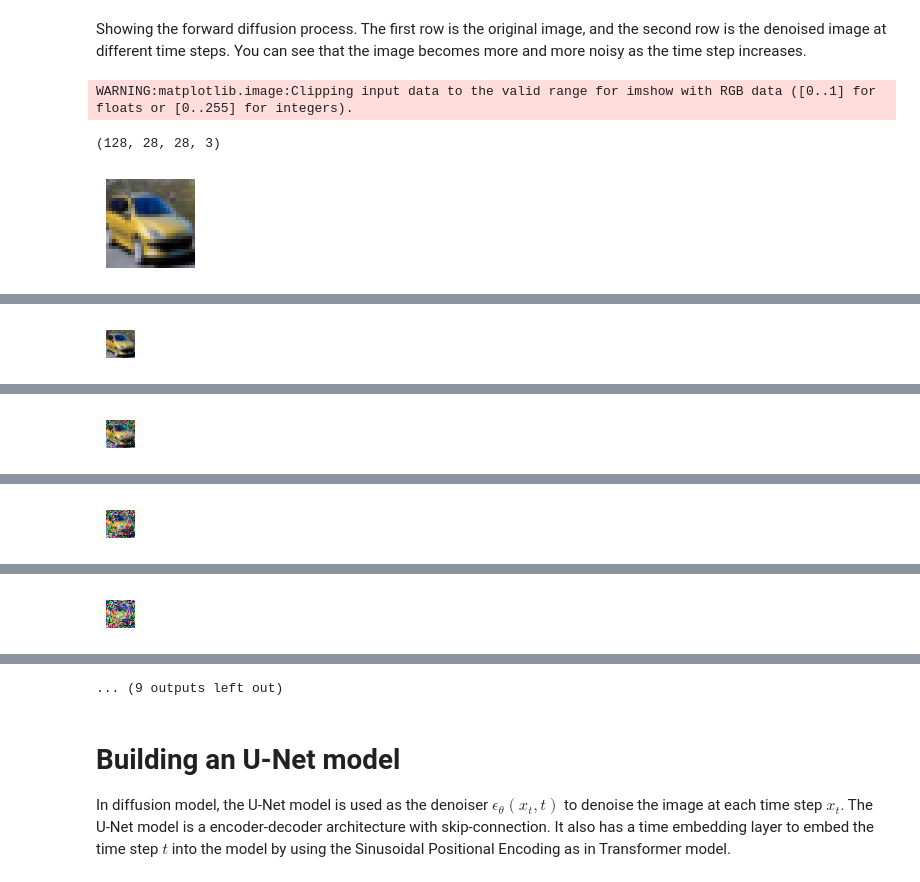
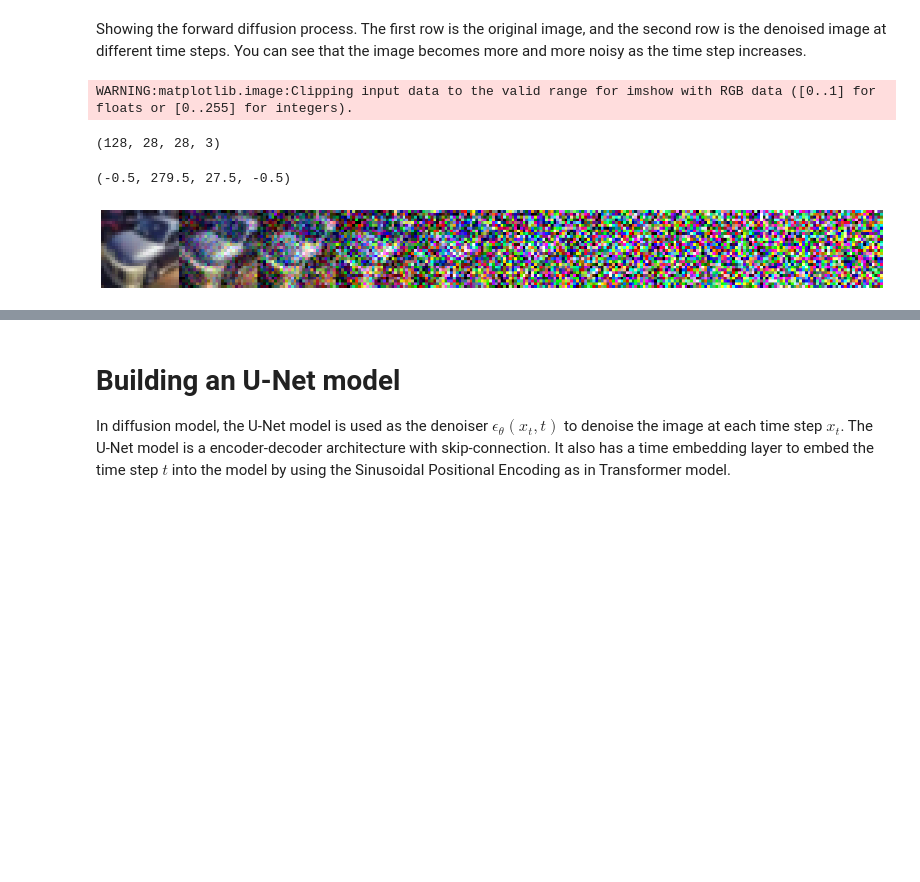
Before and after one commit to tuananhbui89/diffusion_tf2, a Jupyter notebook: diffusion_models_tf2.ipynb, the cells around one changed output, grey strips where cells are left out. Saved outputs shown, nothing was run; the diff lists cells and outputs as text; code cells hidden in the pictures; blank space fills up the shorter version.

```diff
--- a/diffusion_models_tf2.ipynb
+++ b/diffusion_models_tf2.ipynb
@@ -128,16 +124,14 @@ sqrt_alphas_cumprod = tf.sqrt(alphas_cumprod)
 sqrt_one_minus_alphas_cumprod = tf.sqrt(1. - alphas_cumprod)
 posterior_variance = betas * (1. - alphas_cumprod_prev) / (1. - alphas_cumprod)
 # %%
-def show_tensor_image(image):
+def convert_tensor_image(image):
     # Reverse transformation
     image = (image + 1.0) / 2.0  # Scale to [0, 1]
 
     if image.shape.ndims == 4:
         image = image[0]  # Take the first image in the batch
 
-    plt.imshow(image.numpy())
-    plt.axis('off')
-    plt.show()
+    return image.numpy()
 # %% [markdown]
 Showing the forward diffusion process.
 The first row is the original image, and the second row is the denoised image at different time steps. You can see that the image becomes more and more noisy as the time step increases.
@@ -144,29 +141,33 @@ The first row is the original image, and the second row is the denoised image at
 # %%
 import numpy as np
 import warnings
 warnings.filterwarnings("ignore")
 
 # Simulate forward diffusion
 image = next(iter(data))[0].numpy()
 
 print(np.shape(image))
 
 image = image[0]
+num_images = 10
 
-plt.figure(figsize=(15, 15))
-plt.axis('off')
-num_images = 10
+
 stepsize = int(T / num_images)
+
+new_images = []
 
 for idx in range(0, T, stepsize):
     t = tf.constant([idx], dtype=tf.int64)
-    # plt.subplot(1, num_images + 1, (idx // stepsize) + 1)
-    plt.subplot(num_images + 1, 1, (idx // stepsize) + 1)
     image, noise = forward_diffusion_sample(image, t)
-    show_tensor_image(image)
+    image_np = convert_tensor_image(image)
+    new_images.append(image_np)
 
-plt.show()
+new_images = np.concatenate(new_images, axis=1)
+plt.figure(figsize=(20, 20))
+plt.imshow(new_images)
+plt.axis('off')
 # %% [output]
 WARNING:matplotlib.image:Clipping input data to the valid range for imshow with RGB data ([0..1] for floats or [0..255] for integers).
 (128, 28, 28, 3)
+(-0.5, 279.5, 27.5, -0.5)
-[figure, old version]
+[figure, new version]
@@ -174 +173,0 @@ WARNING:matplotlib.image:Clipping input data to the valid range for imshow with
-[figure, removed]
@@ -176 +173,0 @@ WARNING:matplotlib.image:Clipping input data to the valid range for imshow with
-[figure, removed]
@@ -178 +173,0 @@ WARNING:matplotlib.image:Clipping input data to the valid range for imshow with
-[figure, removed]
@@ -180 +173,0 @@ WARNING:matplotlib.image:Clipping input data to the valid range for imshow with
-[figure, removed]
@@ -182,4 +174,3 @@ WARNING:matplotlib.image:Clipping input data to the valid range for imshow with
-... (9 outputs left out)
 # %% [markdown]
 # Building an U-Net model
 
```
Also changed, not shown: parts of 7 cells of this notebook, 23 other files.
